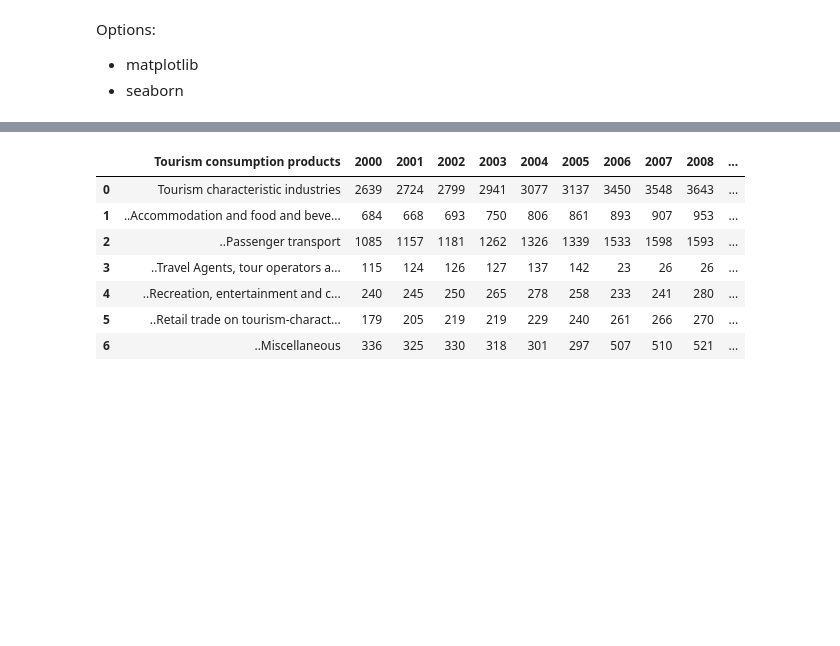
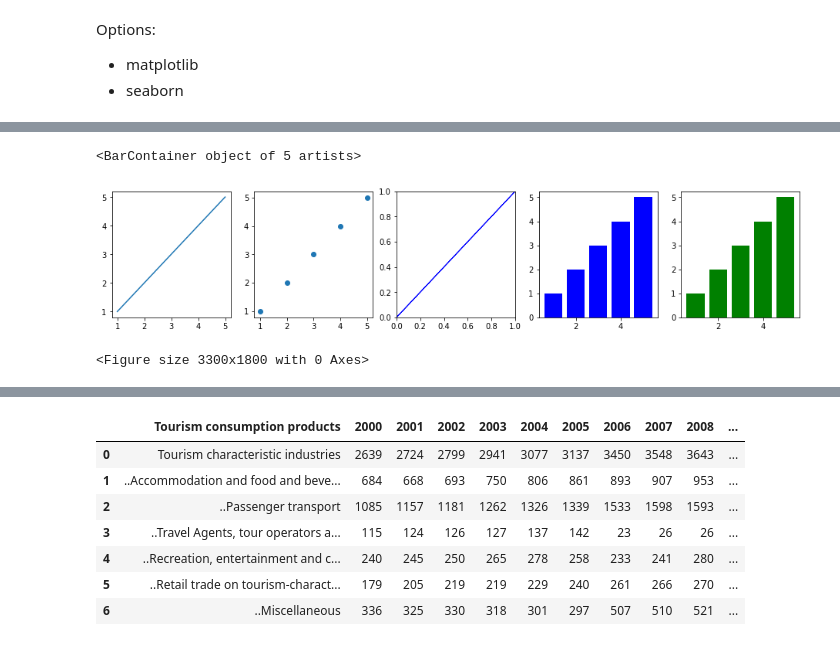
Before and after one commit to jilagan/ITMGT25-EE-ClassNotes, a Jupyter notebook: class_discussion_notebooks/Day 16 Discussions.ipynb, the cells around one changed output, grey strips where cells are left out. Drawn from its saved outputs; the diff is of its cells as text; code cells hidden in the pictures; blank space fills up the shorter version.

```diff
--- a/class_discussion_notebooks/Day 16 Discussions.ipynb
+++ b/class_discussion_notebooks/Day 16 Discussions.ipynb
@@ -8,0 +47,22 @@ Options:
+# %%
+# subplots
+
+import matplotlib.pyplot as plt
+
+
+x = [1,2,3,4,5]
+y = [1,2,3,4,5]
+
+fig, ax = plt.subplots(1,5)
+plt.figure(figsize=(11, 6), dpi=300)
+fig.set_size_inches(16,3)
+
+ax[0].plot(x,y)
+ax[1].scatter(x,y)
+ax[2].arrow(0,0,5,5, head_width=0.05, head_length=0.1, facecolor='Blue', edgecolor='Blue')
+ax[3].bar(height=y,x=x,color="Blue")
+ax[4].bar(height=y,x=x,color="Green")
+# %% [output]
+<BarContainer object of 5 artists>
+[figure, added]
+<Figure size 3300x1800 with 0 Axes>
```
Also changed, not shown: parts of 56 cells of this notebook, 4 other files.
